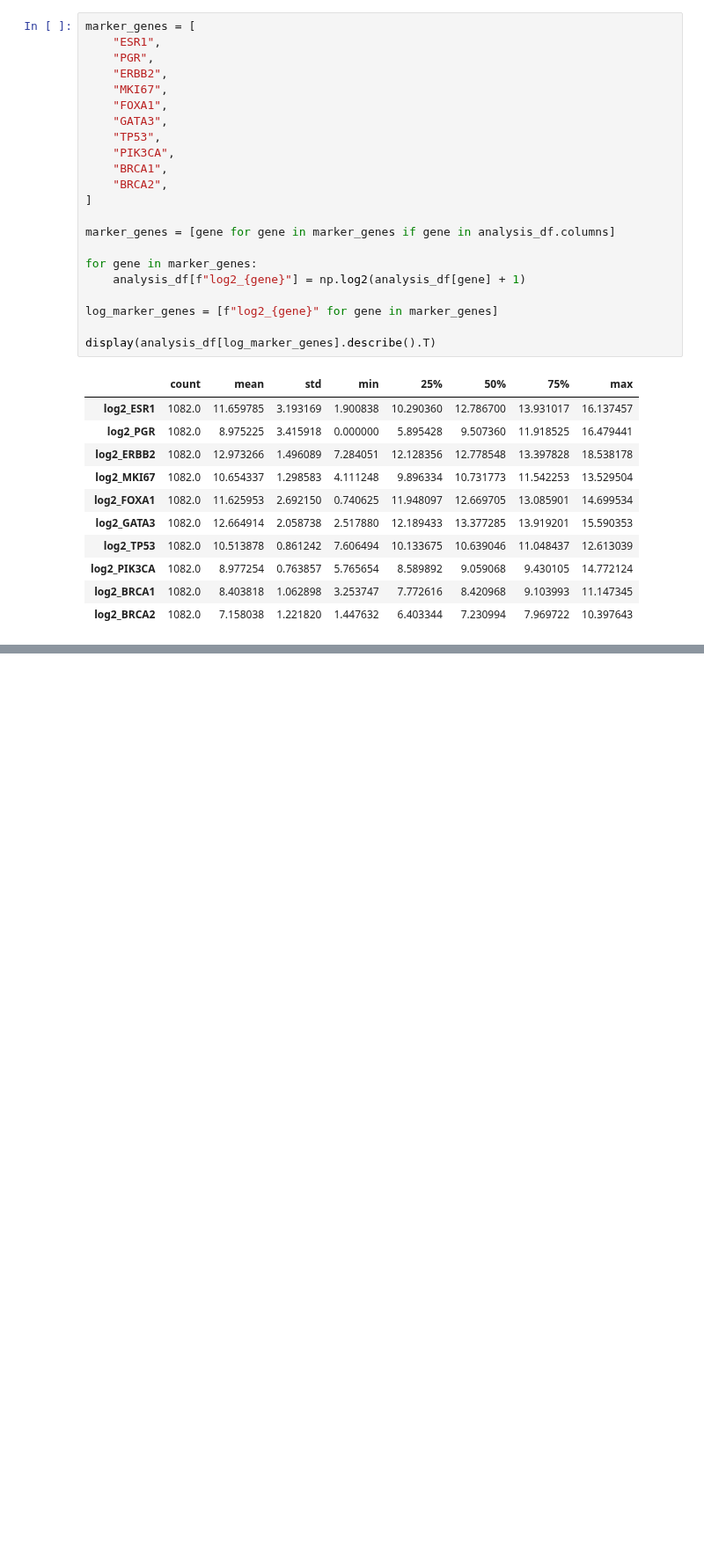
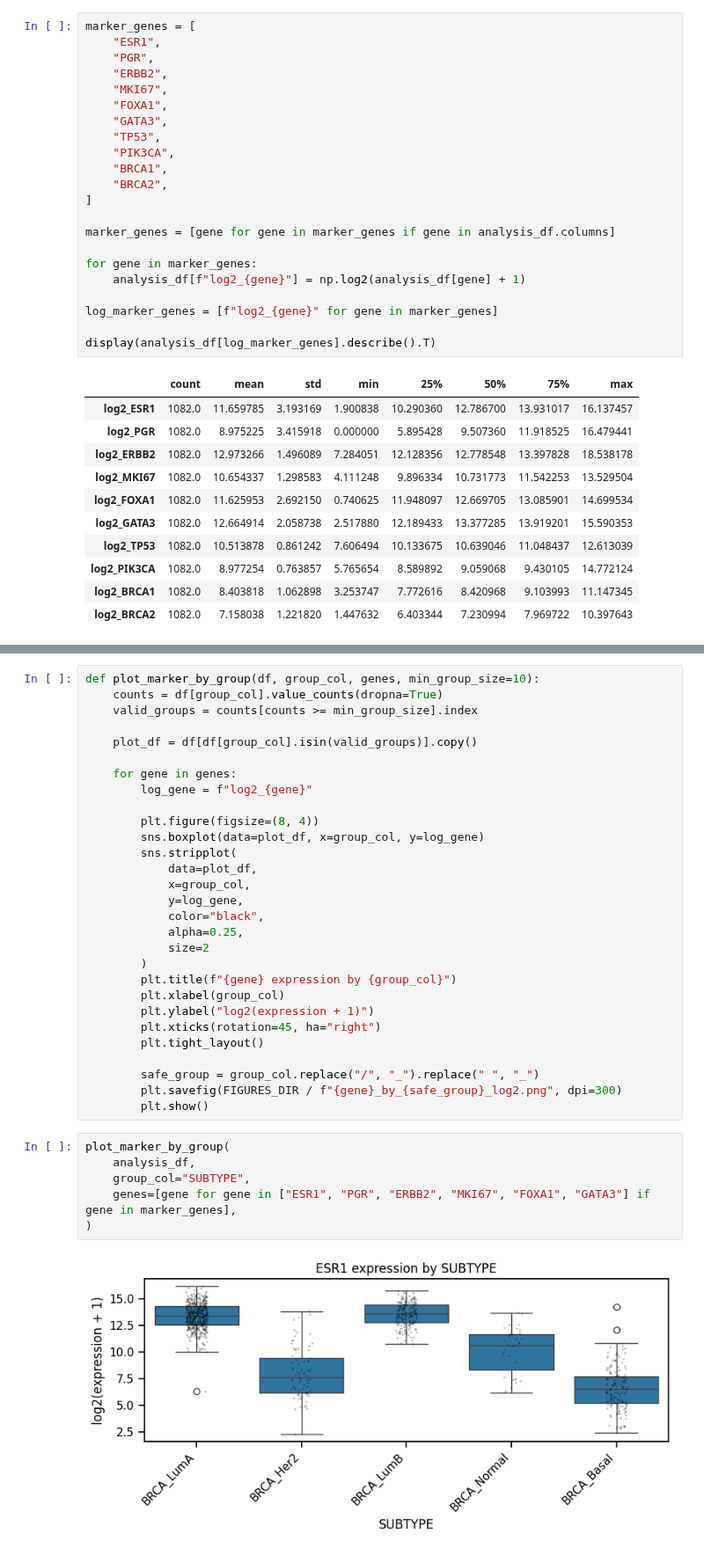
Before and after one commit to rubengarciad93bioinfo/tcga-brca-translational-stratification, a Jupyter notebook: notebooks/02_clinical_and_marker_exploration.ipynb, the cells around one changed output, grey strips where cells are left out. Shown at 88% size. Cells and saved outputs as stored; diff of their text form; blank space fills up the shorter version.

```diff
--- a/notebooks/02_clinical_and_marker_exploration.ipynb
+++ b/notebooks/02_clinical_and_marker_exploration.ipynb
@@ -438,0 +448,37 @@ subtype_counts.to_csv(TABLES_DIR / "subtype_distribution.csv", index=False)
+# %%
+def plot_marker_by_group(df, group_col, genes, min_group_size=10):
+    counts = df[group_col].value_counts(dropna=True)
+    valid_groups = counts[counts >= min_group_size].index
+
+    plot_df = df[df[group_col].isin(valid_groups)].copy()
+
+    for gene in genes:
+        log_gene = f"log2_{gene}"
+
+        plt.figure(figsize=(8, 4))
+        sns.boxplot(data=plot_df, x=group_col, y=log_gene)
+        sns.stripplot(
+            data=plot_df,
+            x=group_col,
+            y=log_gene,
+            color="black",
+            alpha=0.25,
+            size=2
+        )
+        plt.title(f"{gene} expression by {group_col}")
+        plt.xlabel(group_col)
+        plt.ylabel("log2(expression + 1)")
+        plt.xticks(rotation=45, ha="right")
+        plt.tight_layout()
+
+        safe_group = group_col.replace("/", "_").replace(" ", "_")
+        plt.savefig(FIGURES_DIR / f"{gene}_by_{safe_group}_log2.png", dpi=300)
+        plt.show()
+# %%
+plot_marker_by_group(
+    analysis_df,
+    group_col="SUBTYPE",
+    genes=[gene for gene in ["ESR1", "PGR", "ERBB2", "MKI67", "FOXA1", "GATA3"] if gene in marker_genes],
+)
+# %% [output]
+[figure, added]
```
Also changed, not shown: parts of 2 cells of this notebook, 32 other files.
